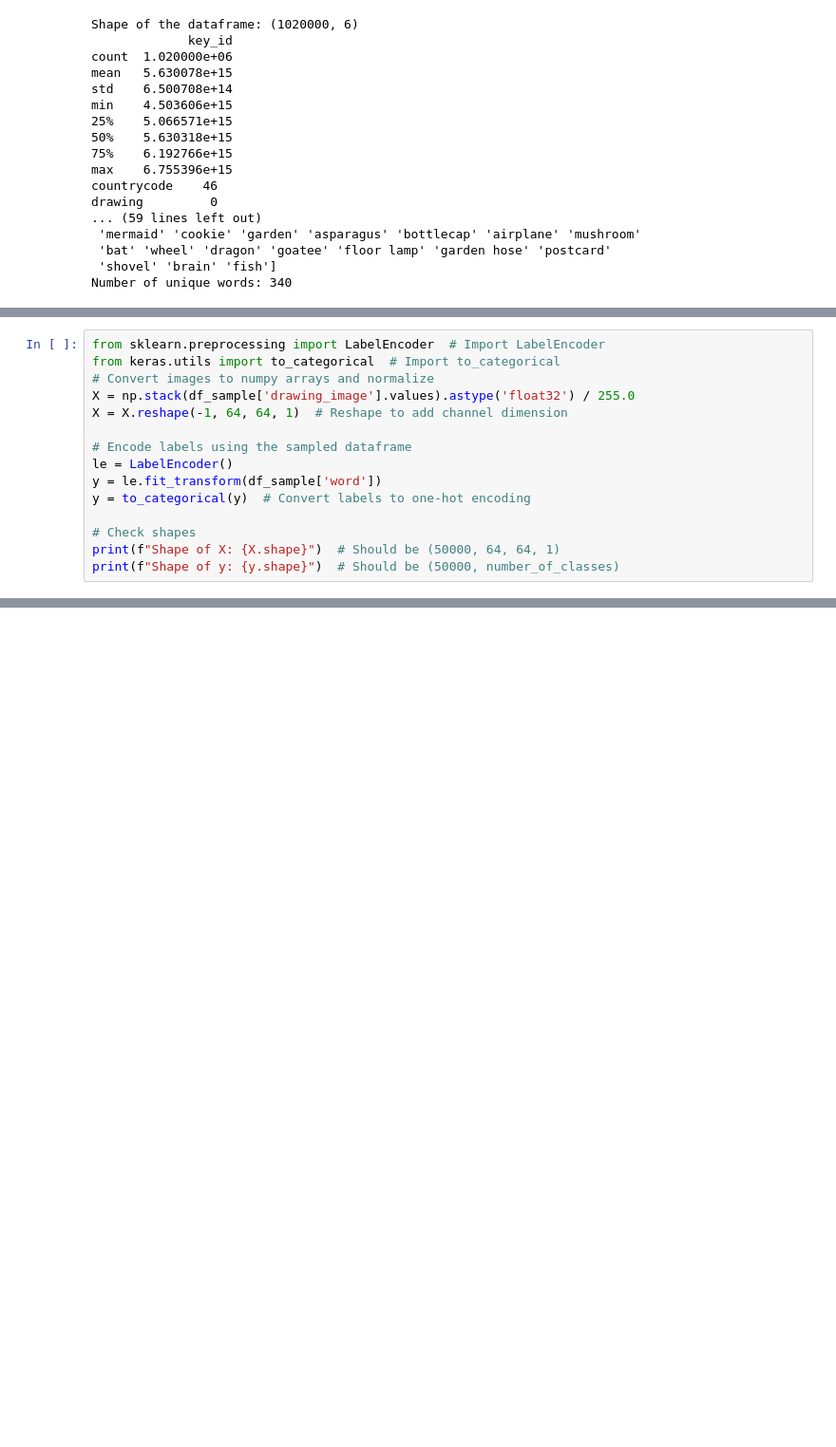
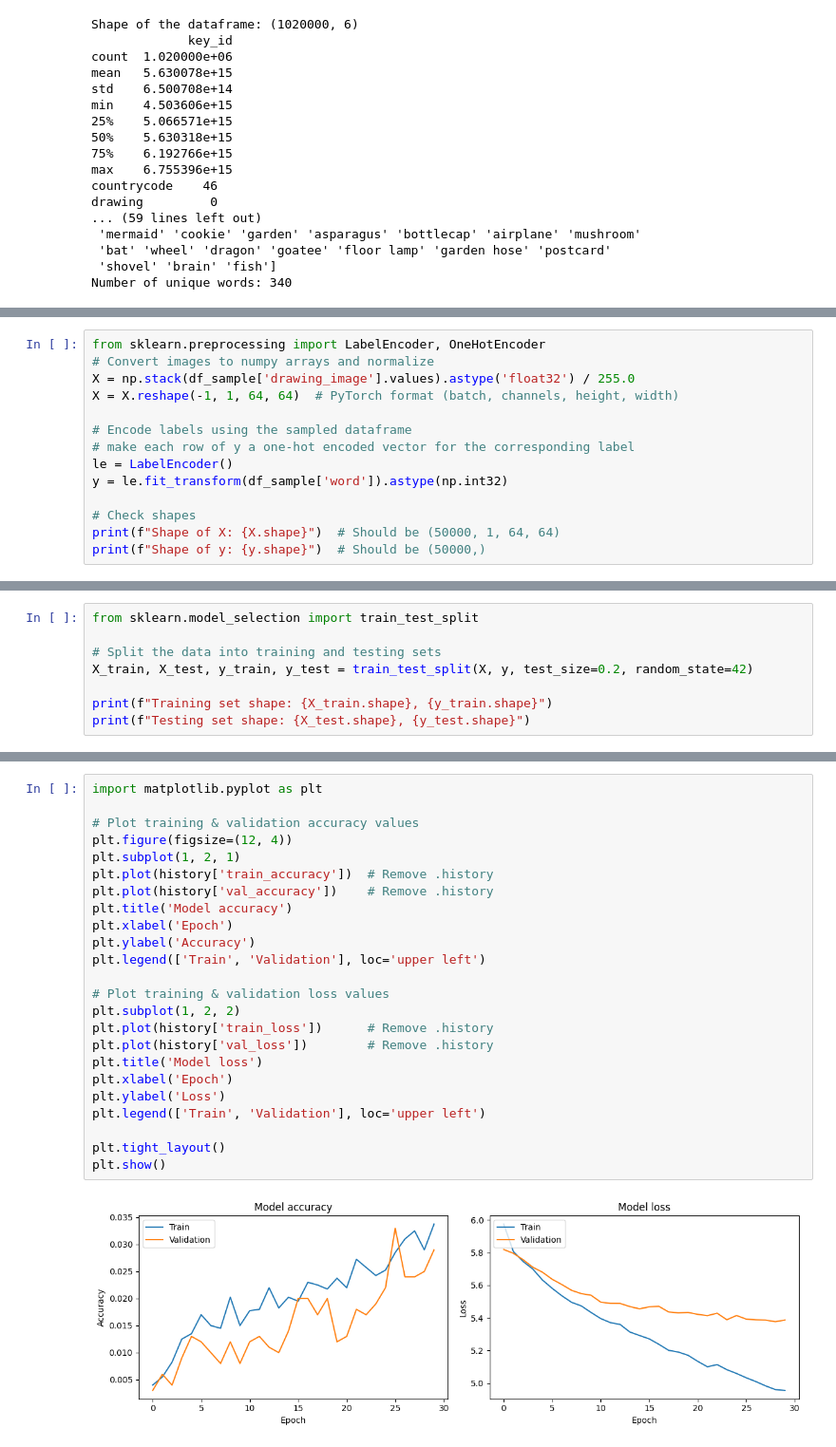
Before and after one commit to DoriPlg/OneStroke, a Jupyter notebook: model.ipynb, the cells around one changed output, grey strips where cells are left out. Shown: that part at 95% size. Saved outputs shown, nothing was run; the diff lists cells and outputs as text; blank space fills up the shorter version.

```diff
--- a/model.ipynb
+++ b/model.ipynb
@@ -111,16 +117,15 @@ df_sample['drawing_image'] = convert_drawings_to_images(df_sample)
 # %%
-from sklearn.preprocessing import LabelEncoder  # Import LabelEncoder
-from keras.utils import to_categorical  # Import to_categorical
+from sklearn.preprocessing import LabelEncoder, OneHotEncoder
 # Convert images to numpy arrays and normalize
 X = np.stack(df_sample['drawing_image'].values).astype('float32') / 255.0
-X = X.reshape(-1, 64, 64, 1)  # Reshape to add channel dimension
+X = X.reshape(-1, 1, 64, 64)  # PyTorch format (batch, channels, height, width)
 
 # Encode labels using the sampled dataframe
+# make each row of y a one-hot encoded vector for the corresponding label
 le = LabelEncoder()
-y = le.fit_transform(df_sample['word'])
-y = to_categorical(y)  # Convert labels to one-hot encoding
+y = le.fit_transform(df_sample['word']).astype(np.int32)
 
 # Check shapes
-print(f"Shape of X: {X.shape}")  # Should be (50000, 64, 64, 1)
-print(f"Shape of y: {y.shape}")  # Should be (50000, number_of_classes)
+print(f"Shape of X: {X.shape}")  # Should be (50000, 1, 64, 64)
+print(f"Shape of y: {y.shape}")  # Should be (50000,)
 # %% [output]
@@ -127,0 +134,8 @@ ModuleNotFoundError: No module named 'tensorflow'
+# %%
+from sklearn.model_selection import train_test_split
+
+# Split the data into training and testing sets
+X_train, X_test, y_train, y_test = train_test_split(X, y, test_size=0.2, random_state=42)
+
+print(f"Training set shape: {X_train.shape}, {y_train.shape}")
+print(f"Testing set shape: {X_test.shape}, {y_test.shape}")
@@ -127,0 +286,26 @@ ModuleNotFoundError: No module named 'tensorflow'
+# %%
+import matplotlib.pyplot as plt
+
+# Plot training & validation accuracy values
+plt.figure(figsize=(12, 4))
+plt.subplot(1, 2, 1)
+plt.plot(history['train_accuracy'])  # Remove .history
+plt.plot(history['val_accuracy'])    # Remove .history
+plt.title('Model accuracy')
+plt.xlabel('Epoch')
+plt.ylabel('Accuracy')
+plt.legend(['Train', 'Validation'], loc='upper left')
+
+# Plot training & validation loss values
+plt.subplot(1, 2, 2)
+plt.plot(history['train_loss'])      # Remove .history
+plt.plot(history['val_loss'])        # Remove .history
+plt.title('Model loss')
+plt.xlabel('Epoch')
+plt.ylabel('Loss')
+plt.legend(['Train', 'Validation'], loc='upper left')
+
+plt.tight_layout()
+plt.show()
+# %% [output]
+[figure, added]
```
Also changed, not shown: parts of 11 cells of this notebook, 1 other file.
